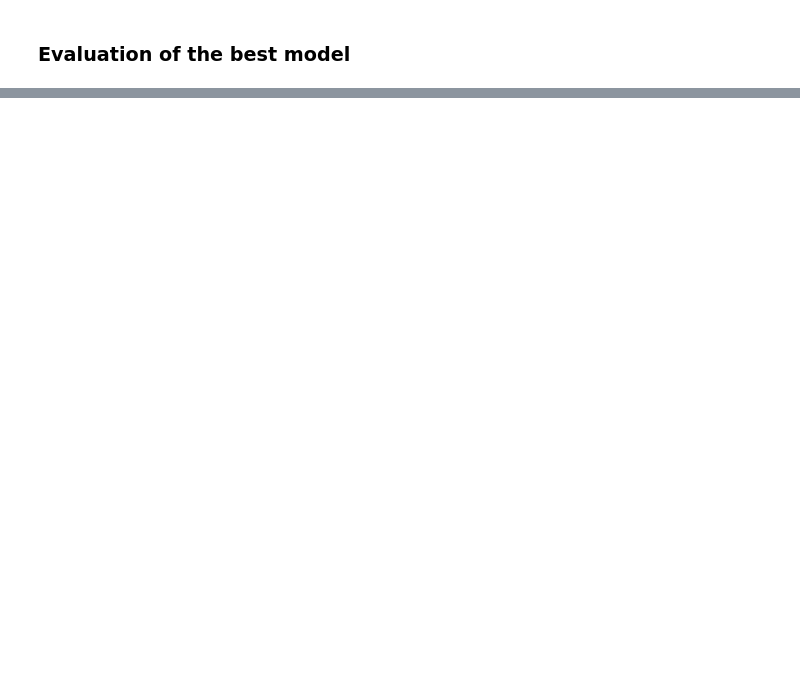
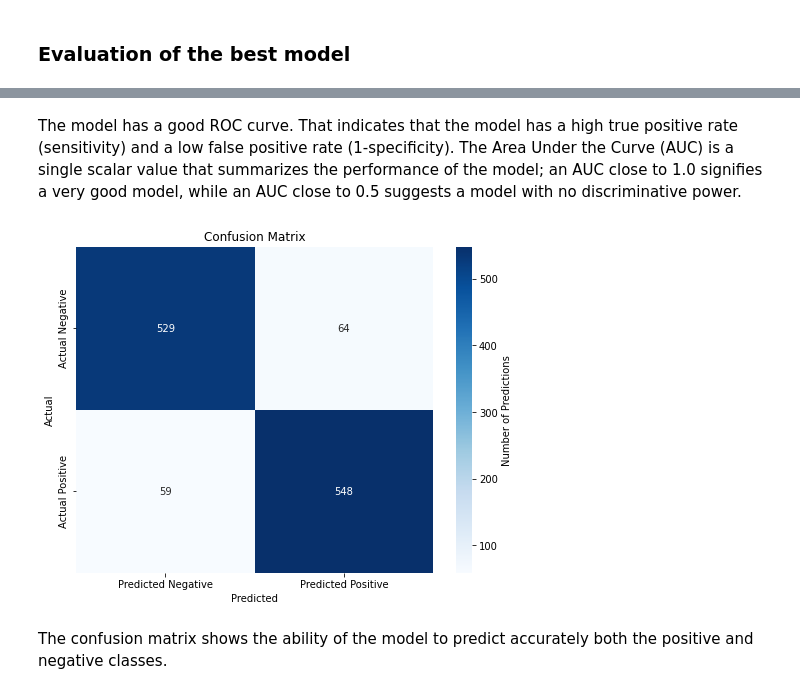
Before and after one commit to AleandroPresta/customer-shopping-analysis, a Jupyter notebook: apple-quality/notebooks/Prediction.ipynb, the cells around one changed output, grey strips where cells are left out. Drawn from its saved outputs; the diff is of its cells as text; code cells hidden in the pictures; blank space fills up the shorter version.

```diff
--- a/apple-quality/notebooks/Prediction.ipynb
+++ b/apple-quality/notebooks/Prediction.ipynb
@@ -318,0 +386,22 @@ The best overall model is the VotingClassifier.
+# %% [markdown]
+The model has a good ROC curve. That indicates that the model has a high true positive rate (sensitivity) and a low false positive rate (1-specificity). The Area Under the Curve (AUC) is a single scalar value that summarizes the performance of the model; an AUC close to 1.0 signifies a very good model, while an AUC close to 0.5 suggests a model with no discriminative power.
+# %%
+import seaborn as sns
+
+# Compute confusion matrix
+cm = confusion_matrix(y_test, y_pred)
+
+# Plot confusion matrix using seaborn
+plt.figure(figsize=(8, 6))
+heatmap = sns.heatmap(cm, annot=True, fmt='d', cmap='Blues', cbar=True,
+                      xticklabels=['Predicted Negative', 'Predicted Positive'],
+                      yticklabels=['Actual Negative', 'Actual Positive'])
+heatmap.collections[0].colorbar.set_label("Number of Predictions")
+plt.xlabel('Predicted')
+plt.ylabel('Actual')
+plt.title('Confusion Matrix')
+plt.show()
+# %% [output]
+[figure, added]
+# %% [markdown]
+The confusion matrix shows the ability of the model to predict accurately both the positive and negative classes.
```
Also changed, not shown: parts of 8 cells of this notebook, 3 other files.
